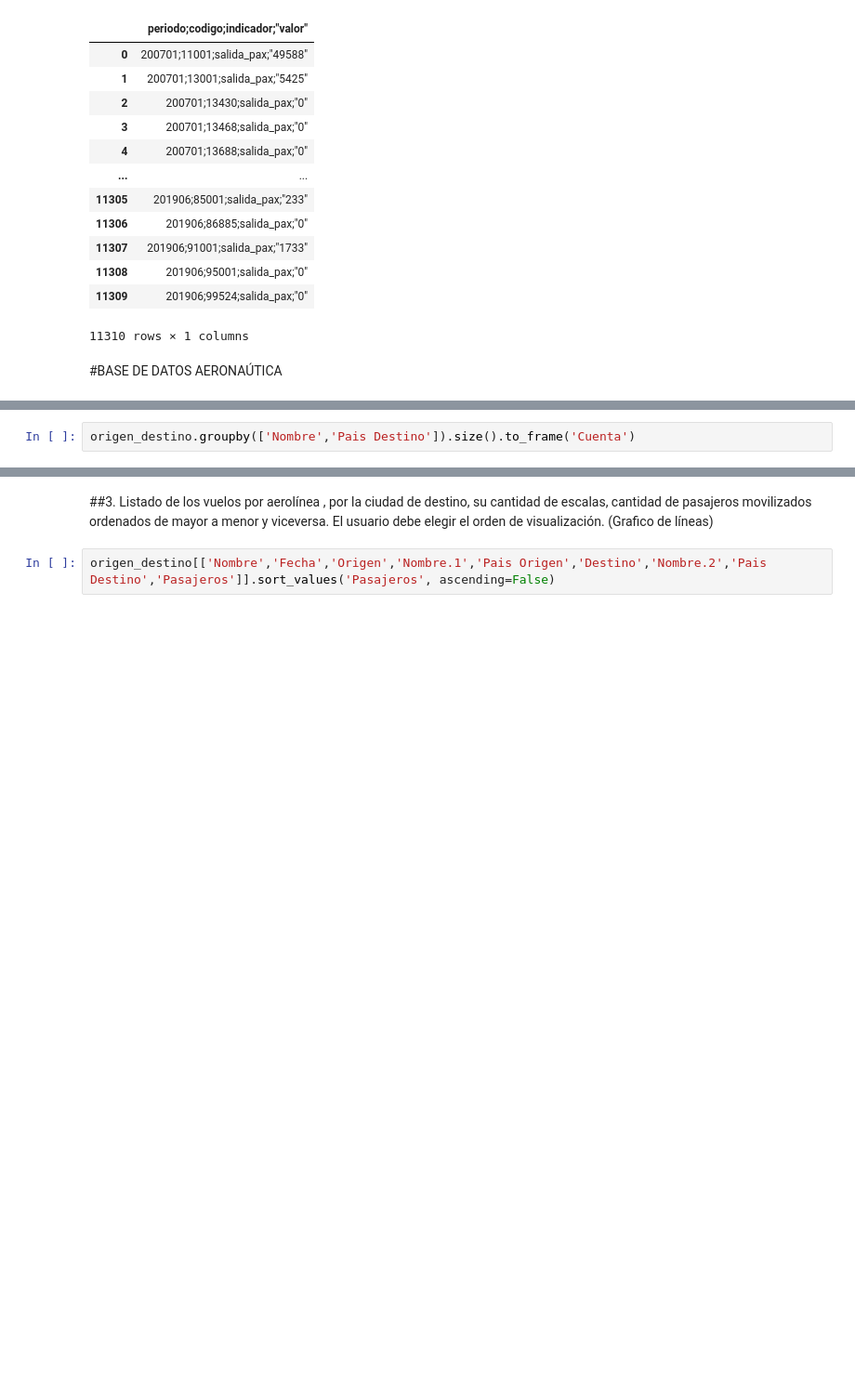
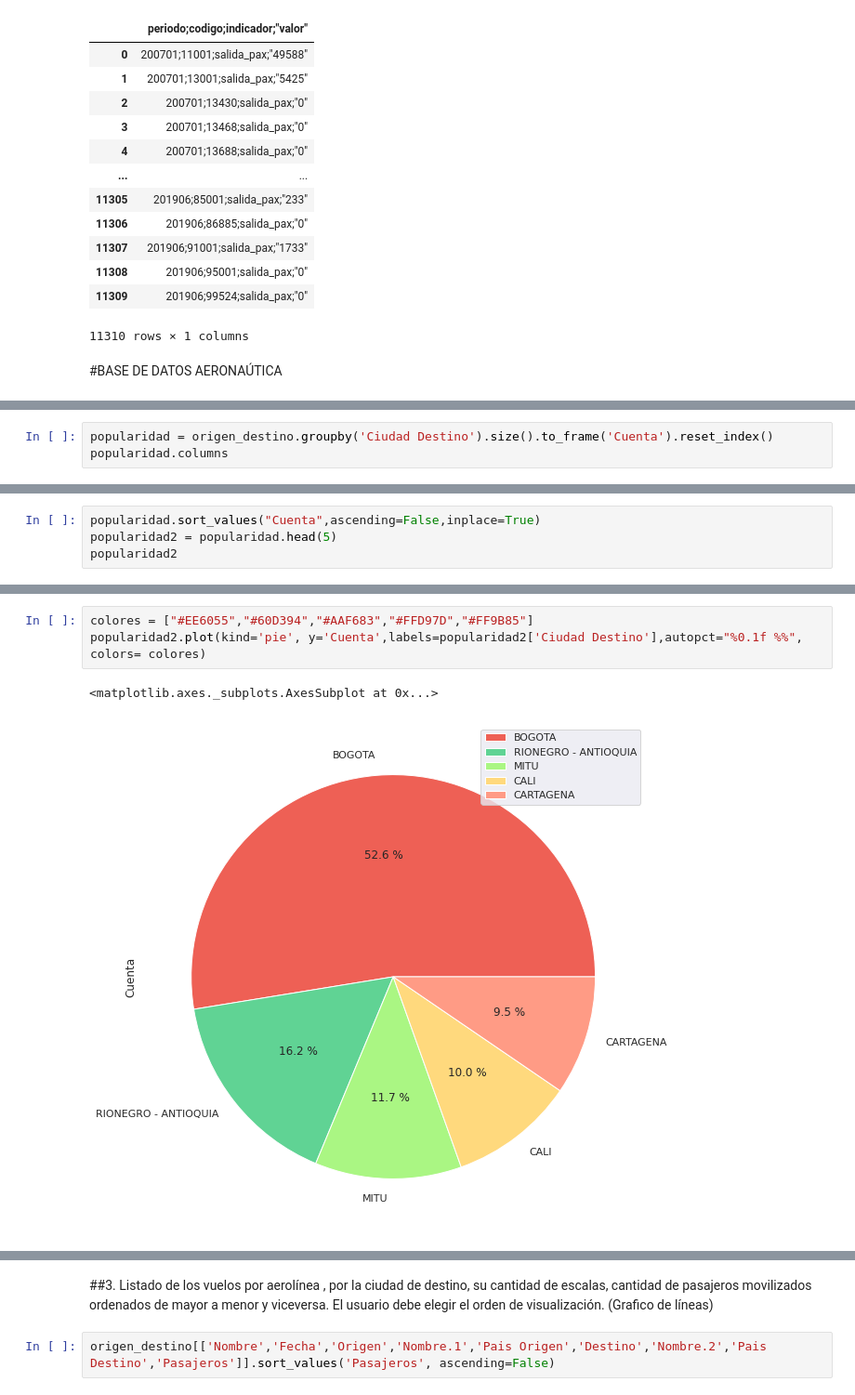
Before and after one commit to juandahur/ML-UdeA-Reto-Tec, a Jupyter notebook: Reto_Tecnologico.ipynb, the cells around one changed output, grey strips where cells are left out. Shown at 93% size. Saved outputs shown, nothing was run; the diff lists cells and outputs as text; blank space fills up the shorter version.

```diff
--- a/Reto_Tecnologico.ipynb
+++ b/Reto_Tecnologico.ipynb
@@ -67,3 +83,4 @@ origen_destino.head()
 # %%
-origen_destino.groupby(['Nombre','Pais Destino']).size().to_frame('Cuenta')
+popularidad = origen_destino.groupby('Ciudad Destino').size().to_frame('Cuenta').reset_index()
+popularidad.columns
 # %% [output]
@@ -117,0 +88,4 @@ origen_destino.sort_values('Fecha', ascending=False)
+# %%
+popularidad.sort_values("Cuenta",ascending=False,inplace=True)
+popularidad2 = popularidad.head(5)
+popularidad2
@@ -117,0 +99,6 @@ origen_destino.sort_values('Fecha', ascending=False)
+# %%
+colores = ["#EE6055","#60D394","#AAF683","#FFD97D","#FF9B85"]
+popularidad2.plot(kind='pie', y='Cuenta',labels=popularidad2['Ciudad Destino'],autopct="%0.1f %%", colors= colores)
+# %% [output]
+<matplotlib.axes._subplots.AxesSubplot at 0x...>
+[figure, added]
```
Also changed, not shown: parts of 18 cells of this notebook.
